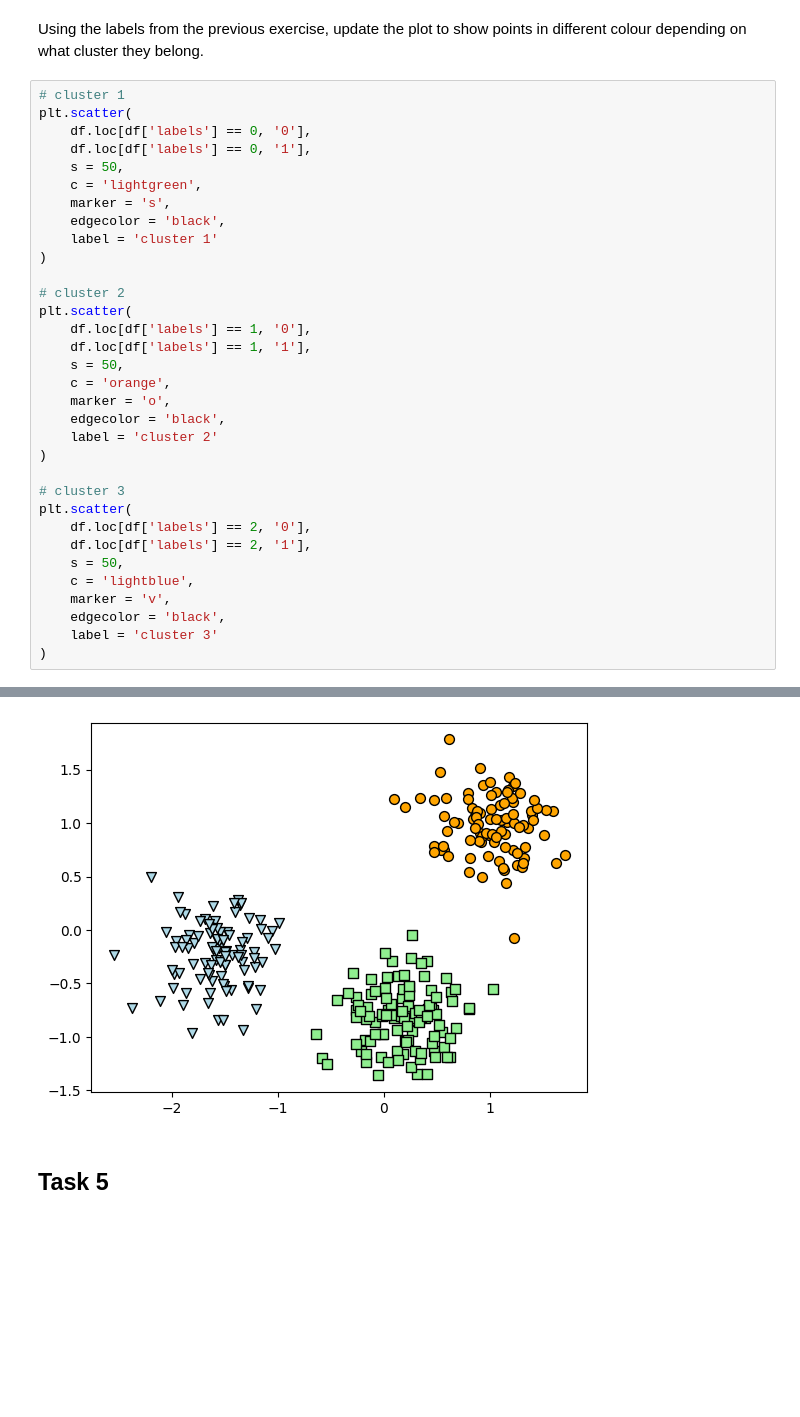
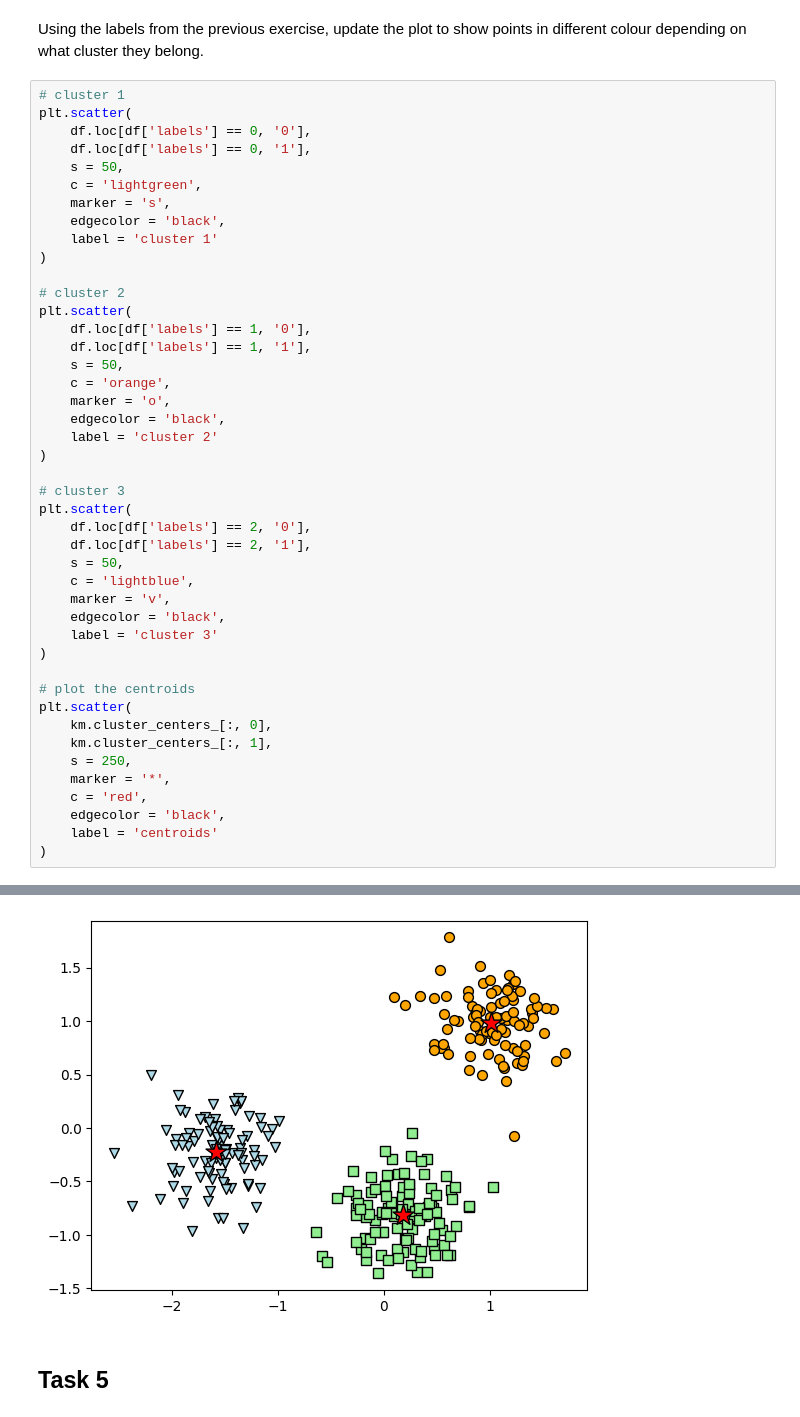
Before and after one commit to patorsiang/COMP8270-Programming-for-Artificial-Intelligence, a Jupyter notebook: class/10/index.ipynb, the cells around one changed output, grey strips where cells are left out. Cells and saved outputs as stored; diff of their text form; blank space fills up the shorter version.

```diff
--- a/class/10/index.ipynb
+++ b/class/10/index.ipynb
@@ -110,34 +110,45 @@ plt.scatter(
     s = 50,
     c = 'lightgreen',
     marker = 's',
     edgecolor = 'black',
     label = 'cluster 1'
 )
 
 # cluster 2
 plt.scatter(
     df.loc[df['labels'] == 1, '0'],
     df.loc[df['labels'] == 1, '1'],
     s = 50,
     c = 'orange',
     marker = 'o',
     edgecolor = 'black',
     label = 'cluster 2'
 )
 
 # cluster 3
 plt.scatter(
     df.loc[df['labels'] == 2, '0'],
     df.loc[df['labels'] == 2, '1'],
     s = 50,
     c = 'lightblue',
     marker = 'v',
     edgecolor = 'black',
     label = 'cluster 3'
 )
+
+# plot the centroids
+plt.scatter(
+    km.cluster_centers_[:, 0],
+    km.cluster_centers_[:, 1],
+    s = 250,
+    marker = '*',
+    c = 'red',
+    edgecolor = 'black',
+    label = 'centroids'
+)
 # %% [output]
 <matplotlib.collections.PathCollection at 0x...>
-[figure, old version]
+[figure, new version]
 # %% [markdown]
 ## Task 5
 # %% [markdown]
```
Also changed, not shown: 2 other files.
